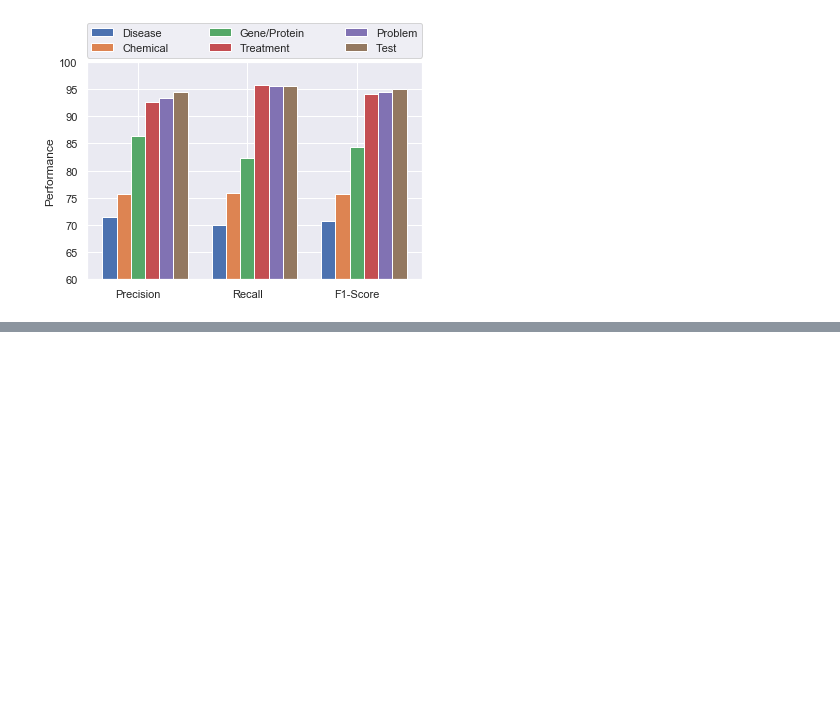
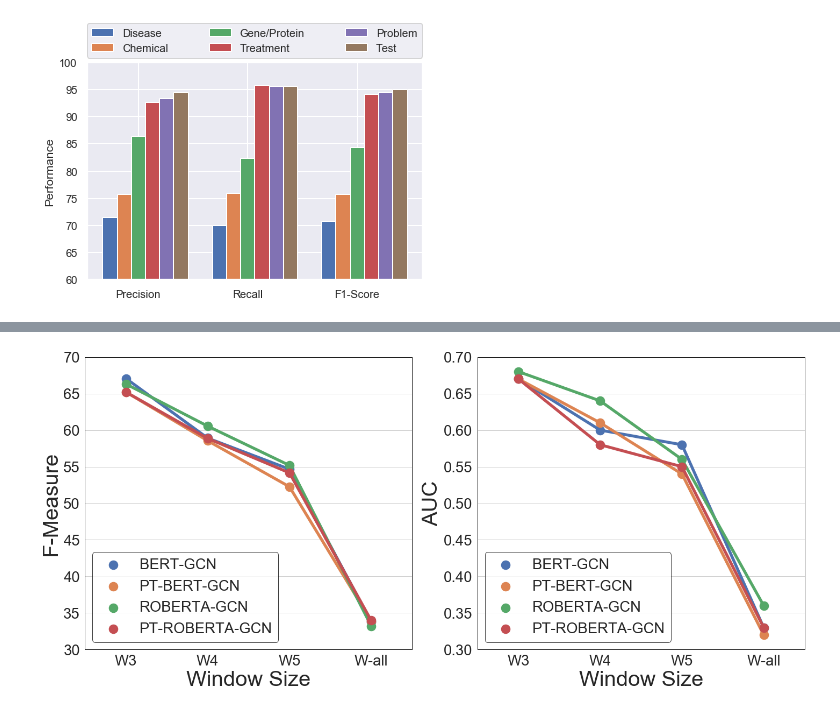
Before and after one commit to kuntalkumarpal/Python-cheat-sheets, a Jupyter notebook: Graphs_Python.ipynb, the cells around one changed output, grey strips where cells are left out. Cells and saved outputs as stored; diff of their text form; code cells hidden in the pictures; blank space fills up the shorter version.

```diff
--- a/Graphs_Python.ipynb
+++ b/Graphs_Python.ipynb
@@ -801,0 +986,92 @@ ax.legend(bbox_to_anchor=(0., 1.02, 1., .102), loc='lower left',
+# %%
+# CTF writeup
+%matplotlib inline
+import seaborn as sns
+import matplotlib.pyplot as plt
+import pandas as pd
+# sns.set(rc={'figure.figsize':(30,40)})
+sns.set(font_scale = 2.5,style="whitegrid",rc={"lines.linewidth": 3,"lines.color":'b',"axes.linewidth":5})
+
+x = ['W-all','W5','W4','W3'][::-1]
+
+
+bert=[0.337929,0.546559,0.589076,0.670719]
+bert_pt = [0.338825,0.522571,0.585491,0.652117]
+roberta=[0.332175,0.551829,0.605455,0.663052]
+roberta_pt=[0.339608,0.541563,0.588652,0.652117]
+
+
+bert = [round(100*each,2) for each in bert][::-1]
+bert_pt = [round(100*each,2) for each in bert_pt][::-1]
+roberta = [round(100*each,2) for each in roberta][::-1]
+roberta_pt  = [round(100*each,2) for each in roberta_pt][::-1]
+
+f1_data = pd.DataFrame({
+    'Window Size': x,
+    'BERT-GCN': bert,
+    'PT-BERT-GCN': bert_pt,
+    'ROBERTA-GCN':roberta,
+    'PT-ROBERTA-GCN': roberta_pt})
+##------------------------------------------------------------------------------------------------------------
+
+
+bert=[0.33241,0.578609,0.601174,0.667557]
+bert_pt = [0.318272,0.539324,0.608245,0.669053]
+roberta=[0.357782,0.563792,0.644984,0.677692]
+roberta_pt=[0.333375,0.554268,0.579427,0.669053]
+
+
+
+
+
+bert = [round(each,2) for each in bert][::-1]
+bert_pt = [round(each,2) for each in bert_pt][::-1]
+roberta = [round(each,2) for each in roberta][::-1]
+roberta_pt  = [round(each,2) for each in roberta_pt][::-1]
+
+f2_data = pd.DataFrame({
+    'Window Size': x,
+    'BERT-GCN': bert,
+    'PT-BERT-GCN': bert_pt,
+    'ROBERTA-GCN':roberta,
+    'PT-ROBERTA-GCN': roberta_pt})
+
+##------------------------------------------------------------------------------------------------------------
+
+
+f, (ax) = plt.subplots(nrows=1, ncols=2, figsize=(24, 10))
+# f.set_ylim([70,95])
+# print(ax)
+# for each in range(2):
+#     ax[each].set(ylim=(75, 91))
+ax[0].set(ylim=(30, 70))
+ax[1].set(ylim=(0.3, 0.7))
+# ax.grid(True)
+# sns.set_style("darkgrid")
+g1 = sns.pointplot(x='Window Size', y='F1-Score', hue='Models',
+              data=pd.melt(f1_data, ['Window Size'],var_name="Models",value_name="F1-Score"),ax=ax[0],markers="o")
+g2 = sns.pointplot(x='Window Size', y='AUC', hue='Models',
+              data=pd.melt(f2_data, ['Window Size'],var_name="Models",value_name="AUC"),ax=ax[1],markers="o") #markers = ['s','D','d','+','o']
+# g1.legend_.remove()
+# g2.legend_.remove()
+# g3.legend_.remove()
+
+handles, labels = ax[1].get_legend_handles_labels()#Common legend for all subplot
+
+ylabels = ["F-Measure", "AUC"]
+for e in range(2):
+    ax[e].set_xlabel("Window Size",fontsize=40)
+    ax[e].set_ylabel(ylabels[e],fontsize=40)
+#     leg = ax[e].legend(markerscale=2.0)
+    ax[e].legend().get_frame().set_linewidth(7)
+    ax[e].legend().get_frame().set_edgecolor('black')
+    for axis in ['top','bottom','left','right']:
+        ax[e].spines[axis].set_linewidth(1)
+        ax[e].spines[axis].set_color('black')
+
+#x0,y0, width, height
+# lgd = f.legend(handles, labels,markerscale=5.0,bbox_to_anchor=(0.06, 0.91, 0.78, .05), loc='right',
+#            ncol=4 , mode="expand", borderaxespad=0.0) #Common legend for all subplot
+f.savefig('CTF_ScratchvsPT_rev.png', bbox_extra_artists=(lgd,), bbox_inches='tight',dpi=300) # High resolution and also helps outside legend to not get cut off during saving
+# %% [output]
+[figure, added]
```
Also changed, not shown: parts of 18 cells of this notebook, 3 other files.
